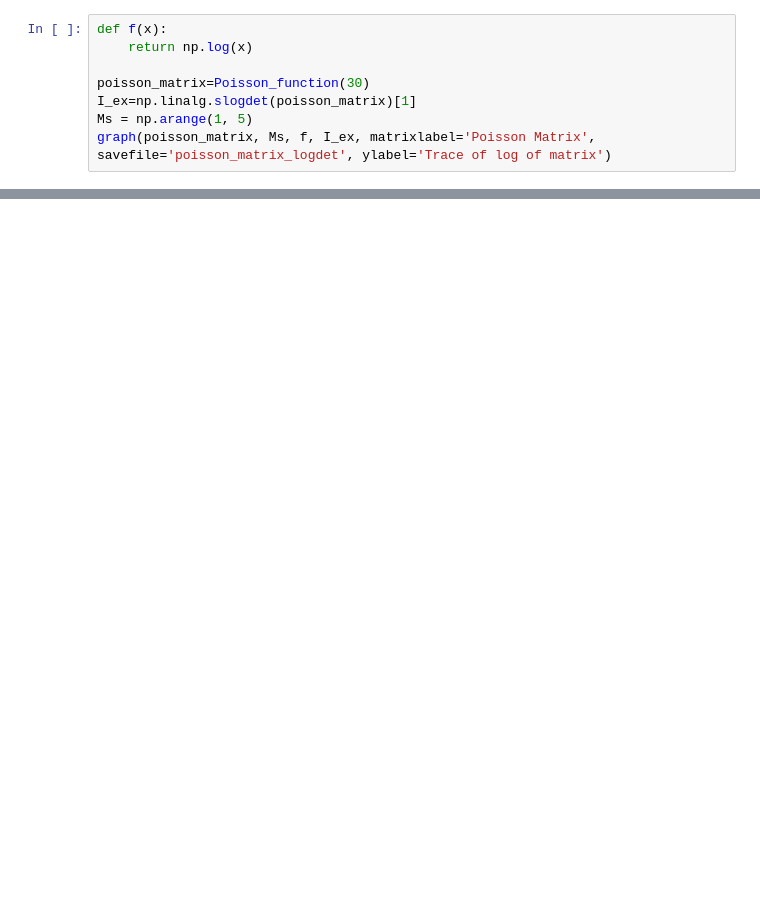
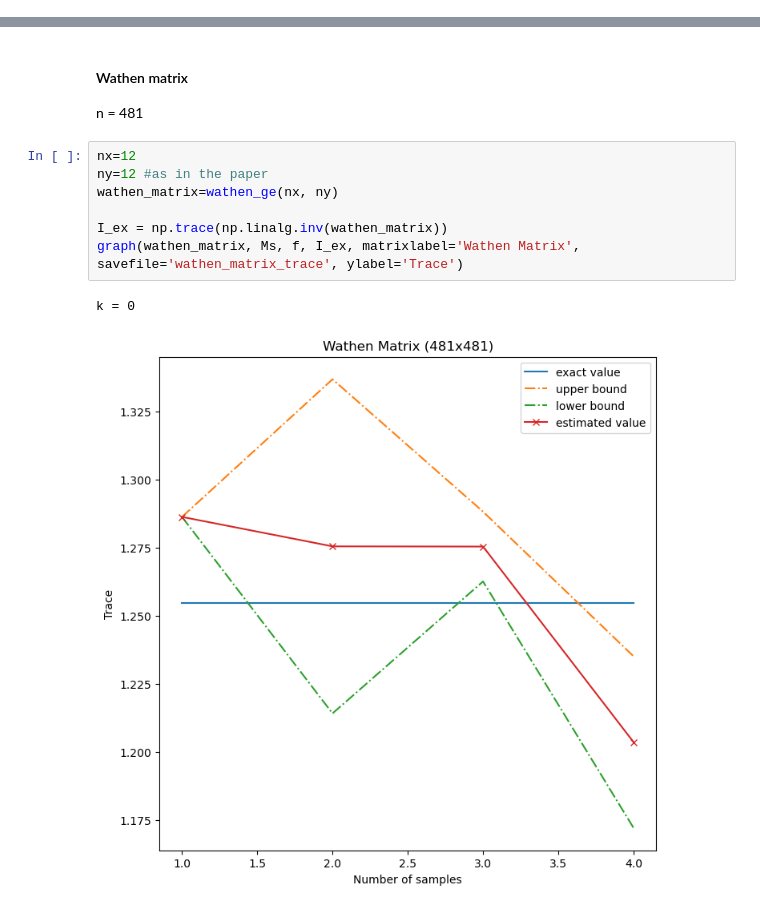
Before and after one commit to Aurenore/CLAProject_TraceEstimator, a Jupyter notebook: graphs.ipynb, the cells around one changed output, grey strips where cells are left out. Saved outputs shown, nothing was run; the diff lists cells and outputs as text; blank space fills up the shorter version.

Commit message:
updated graphs with matrices

```diff
--- a/graphs.ipynb
+++ b/graphs.ipynb
@@ -25,8 +24,0 @@ k = 0
-# %%
-def f(x):
-    return np.log(x)
-
-poisson_matrix=Poisson_function(30)
-I_ex=np.linalg.slogdet(poisson_matrix)[1]
-Ms = np.arange(1, 5)
-graph(poisson_matrix, Ms, f, I_ex, matrixlabel='Poisson Matrix', savefile='poisson_matrix_logdet', ylabel='Trace of log of matrix')
@@ -35,0 +43,13 @@ k = 0
+# %% [markdown]
+#### Wathen matrix
+n = 481
+# %%
+nx=12
+ny=12 #as in the paper
+wathen_matrix=wathen_ge(nx, ny)
+
+I_ex = np.trace(np.linalg.inv(wathen_matrix))
+graph(wathen_matrix, Ms, f, I_ex, matrixlabel='Wathen Matrix', savefile='wathen_matrix_trace', ylabel='Trace')
+# %% [output]
+k = 0
+[figure, added]
```
Also changed, not shown: parts of 12 cells of this notebook.
